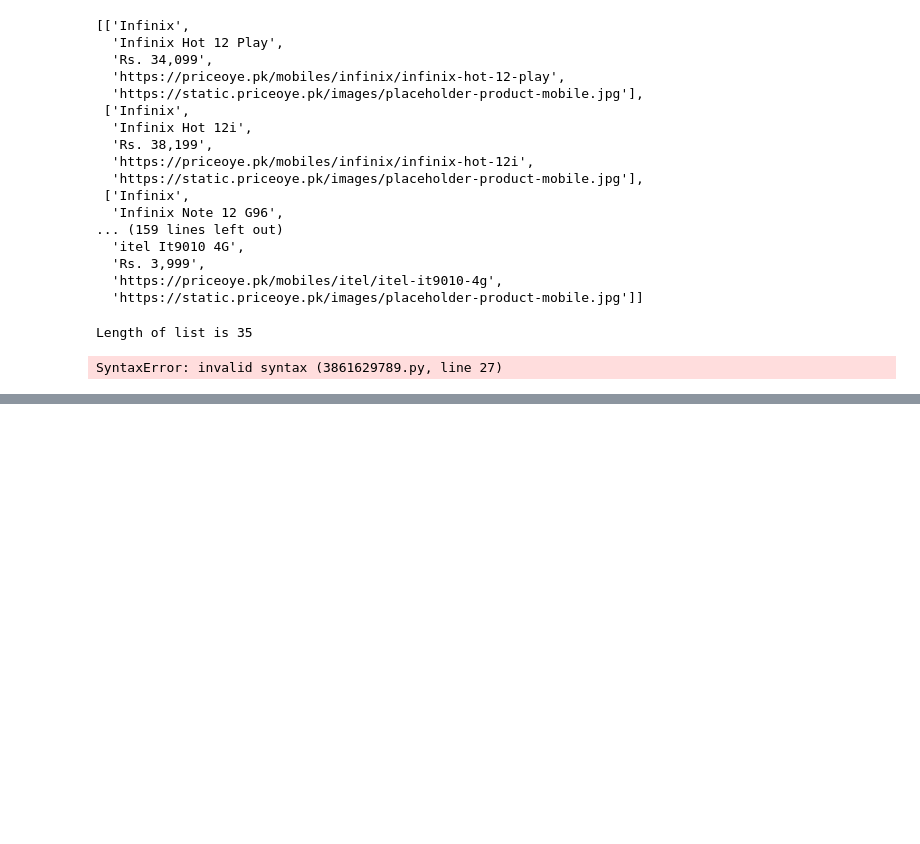
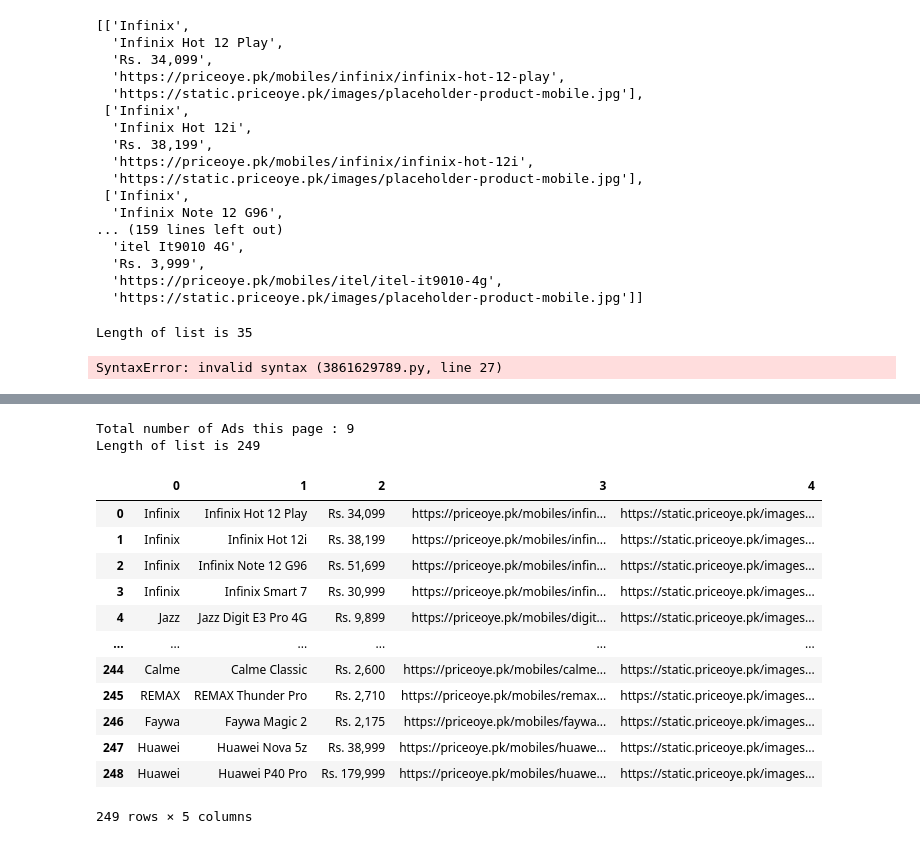
Before and after one commit to SHussainRR/WebScrapperPython, a Jupyter notebook: Project.ipynb, the cells around one changed output, grey strips where cells are left out. Saved outputs shown, nothing was run; the diff lists cells and outputs as text; code cells hidden in the pictures; blank space fills up the shorter version.

Commit message:
DATA FRAME INTRODUCED

```diff
--- a/Project.ipynb
+++ b/Project.ipynb
@@ -719,0 +720,75 @@ Length of list is 284
+# %%
+if(requests.get("https://priceoye.pk/mobiles?page=11") == '<Response [200]>'):
+    page = requests.get("https://priceoye.pk/mobiles?page=11")
+    if(page.status_code == 200):
+        print('Page 10 Fetched Successfully')
+    soup = BeautifulSoup(page.content, 'html.parser')
+
+# print(soup.prettify())
+
+# print('Viewing first ad of page 10 (For checking purpose) : ')
+# MobileAdd=soup.find('div', class_='productBox b-productBox')
+# print(MobileAdd.find(class_='p-title bold h5').get_text().strip())
+# print(MobileAdd.find(class_='price-box').get_text().strip())
+# # print(MobileAdd.find(class_='price-diff-retail').get_text().strip())
+# # print(MobileAdd.find(class_='price-diff-saving').get_text().strip())
+# print(MobileAdd.a.get('href').strip())
+# print(MobileAdd.img.get('src').strip())
+
+
+
+# Total number of Ads on a page
+if(len(soup.find_all('div', class_='productBox b-productBox')) == 0):
+   print("Noo More Data Found")
+else:
+    print("Total number of Ads this page :",len(soup.find_all('div', class_='productBox b-productBox')))
+    for details in soup.find_all('div', class_='productBox b-productBox'):
+        o=[
+            details.find(class_='p-title bold h5').get_text().split()[0],
+            details.find(class_='p-title bold h5').get_text().strip(),
+            details.find(class_='price-box').get_text().strip(),
+            # details.find(class_='price-diff-retail').get_text().strip(),
+            # details.find(class_='price-diff-saving').get_text().strip(),
+            details.a.get('href').strip(),
+            details.img.get('src').strip()
+        ]
+        l.append(o)
+
+    for i in l:
+        if i not in new_list:
+            new_list.append(i)
+
+
+
+# display(new_list)
+print("Length of list is",len(new_list))
+
+# display(new_list)
+# %% [output]
+Total number of Ads this page : 9
+Length of list is 249
+# %%
+# Now we have done Scrapping, we are focusing on Data Cleaning and Visualization
+
+# List to dataFrame
+
+import pandas as pd
+
+df = pd.DataFrame(new_list)
+df.to_csv('PriceOyeData.csv', index=False)
+
+display(df)
+# %% [output]
+|  | 0 | 1 | 2 | 3 | 4 |
+| 0 | Infinix | Infinix Hot 12 Play | Rs. 34,099 | https://priceoye.pk/mobiles/infin... | https://static.priceoye.pk/images... |
+| 1 | Infinix | Infinix Hot 12i | Rs. 38,199 | https://priceoye.pk/mobiles/infin... | https://static.priceoye.pk/images... |
+| 2 | Infinix | Infinix Note 12 G96 | Rs. 51,699 | https://priceoye.pk/mobiles/infin... | https://static.priceoye.pk/images... |
+| 3 | Infinix | Infinix Smart 7 | Rs. 30,999 | https://priceoye.pk/mobiles/infin... | https://static.priceoye.pk/images... |
+| 4 | Jazz | Jazz Digit E3 Pro 4G | Rs. 9,899 | https://priceoye.pk/mobiles/digit... | https://static.priceoye.pk/images... |
+| ... | ... | ... | ... | ... | ... |
+| 244 | Calme | Calme Classic | Rs. 2,600 | https://priceoye.pk/mobiles/calme... | https://static.priceoye.pk/images... |
+| 245 | REMAX | REMAX Thunder Pro | Rs. 2,710 | https://priceoye.pk/mobiles/remax... | https://static.priceoye.pk/images... |
+| 246 | Faywa | Faywa Magic 2 | Rs. 2,175 | https://priceoye.pk/mobiles/faywa... | https://static.priceoye.pk/images... |
+| 247 | Huawei | Huawei Nova 5z | Rs. 38,999 | https://priceoye.pk/mobiles/huawe... | https://static.priceoye.pk/images... |
+| 248 | Huawei | Huawei P40 Pro | Rs. 179,999 | https://priceoye.pk/mobiles/huawe... | https://static.priceoye.pk/images... |
+249 rows × 5 columns
```
Also changed, not shown: parts of 15 cells of this notebook.
